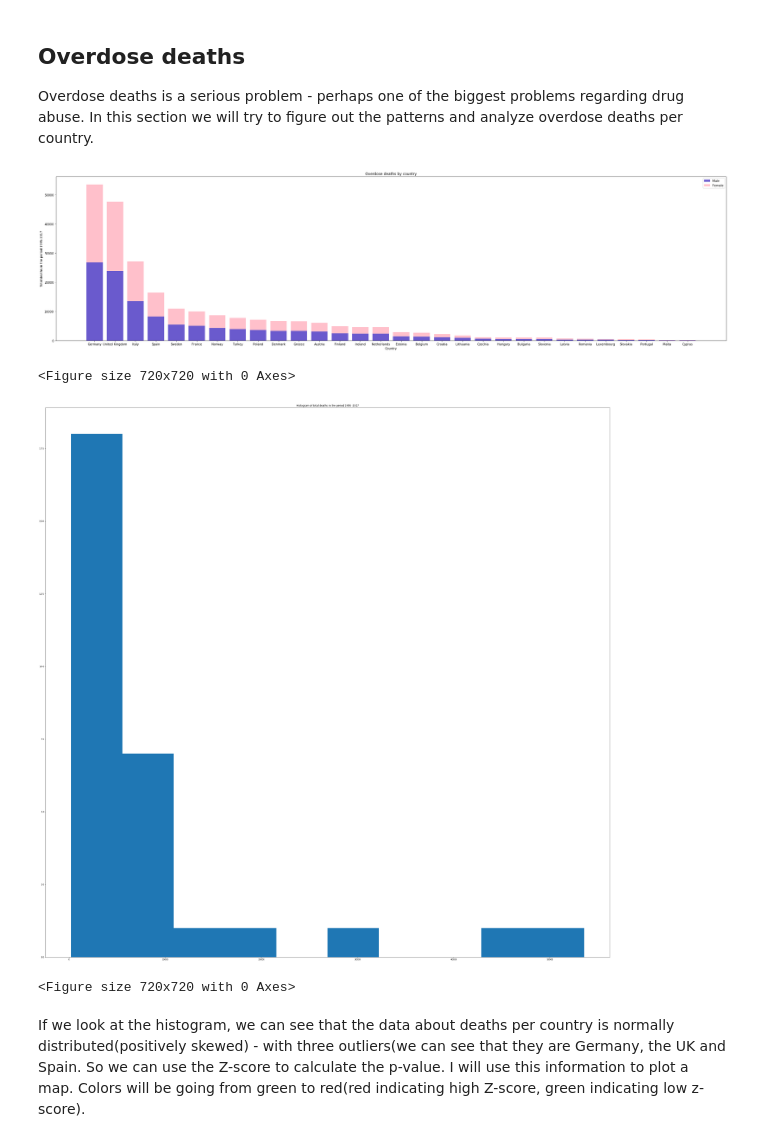
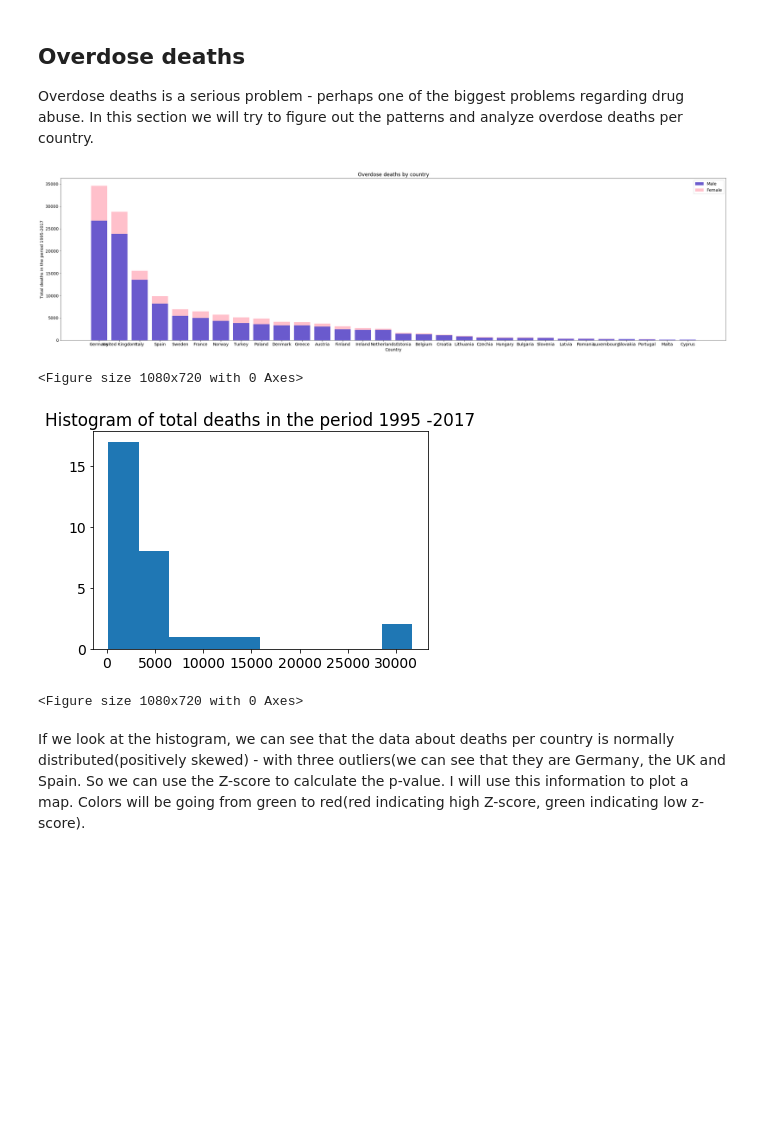
Before and after one commit to danilo1214/PR20ddpdjphv, a Jupyter notebook: Main.ipynb, the cells around one changed output. Saved outputs shown, nothing was run; the diff lists cells and outputs as text; code cells hidden in the pictures; blank space fills up the shorter version.

```diff
--- a/Main.ipynb
+++ b/Main.ipynb
@@ -12,10 +12,10 @@ from scipy import stats
 
 
 
-
+plt.rcParams.update({'font.size': 14})
 m = pandas.read_excel("./tables/drugDeaths/maleDeaths.xlsx")
 m.fillna(0)
-f = pandas.read_excel("./tables/drugDeaths/maleDeaths.xlsx")
+f = pandas.read_excel("./tables/drugDeaths/femaleDeaths.xlsx")
 f.fillna(0)
 plt.figure(figsize=(40,10))
 
@@ -41,13 +41,13 @@ for i,row in f.iterrows():
 
 sortedMaleKeys = sorted(dataM, key = lambda k: sum(dataM[k]), reverse=True)
 maleY=[sum(dataM[k])  for k in sortedMaleKeys]
-sortedFemaleKeys = sorted(dataF, key = lambda k: sum(dataF[k]), reverse=True)
 femaleY=[sum(dataF[k])  for k in sorted(dataF, key = lambda k: sum(dataF[k]), reverse = True)]
 
 
 
+
 plt.bar(sortedMaleKeys, maleY, color="slateblue", label="Male")
-plt.bar(sortedFemaleKeys, femaleY, bottom = maleY ,color="pink", label="Female")
+plt.bar(sortedMaleKeys, femaleY, bottom = maleY ,color="pink", label="Female")
 
 plt.title("Overdose deaths by country")
 plt.xlabel("Country")
@@ -61,16 +61,17 @@ zscores = dict(zip(sortedMaleKeys,stats.zscore(data)))
 stdDeaths = np.std(data)
 meanDeaths = np.mean(data)
 plt.legend()
+plt.show()
 # %% [output]
-[figure, old version]
+[figure, new version]
 # %%
 plt.hist(data)
 plt.title("Histogram of total deaths in the period 1995 -2017")
-plt.figure(figsize=(10, 10))
+plt.figure(figsize=(15, 10))
 # %% [output]
-<Figure size 720x720 with 0 Axes>
+<Figure size 1080x720 with 0 Axes>
-[figure, old version]
+[figure, new version]
-<Figure size 720x720 with 0 Axes>
+<Figure size 1080x720 with 0 Axes>
 # %% [markdown]
 If we look at the histogram, we can see that the data about deaths per country is normally distributed(positively skewed) - with three outliers(we can see that they are Germany, the UK and Spain. So we can use the Z-score to calculate the p-value. I will use this information to plot a map. Colors will be going from green to red(red indicating high Z-score, green indicating low z-score).
 # %%
```
Also changed, not shown: parts of 2 cells of this notebook, 7 other files.
